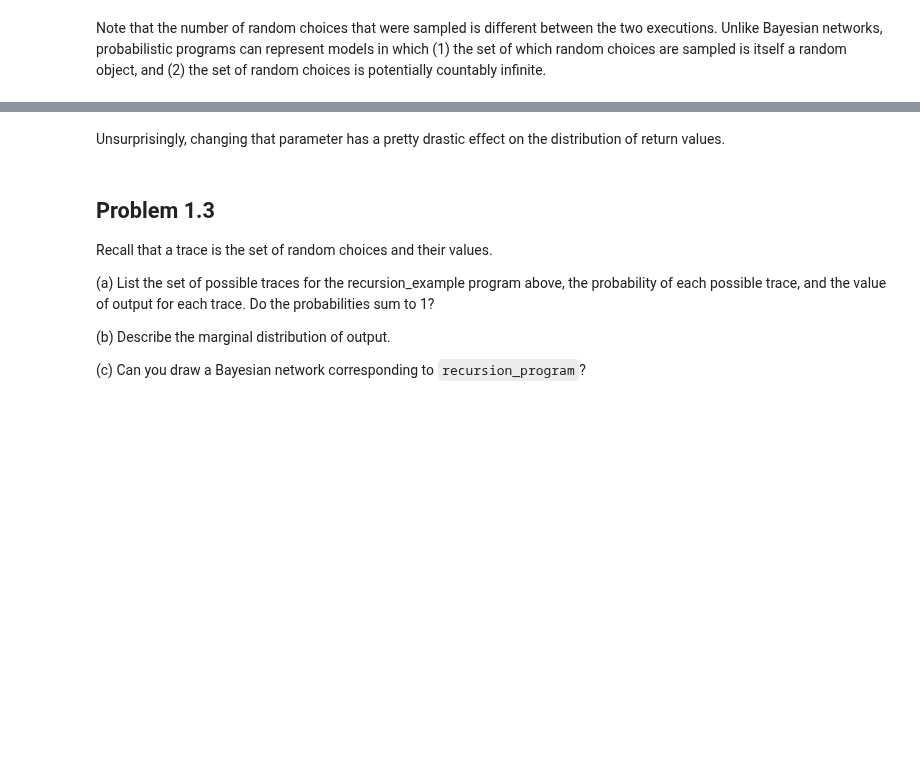
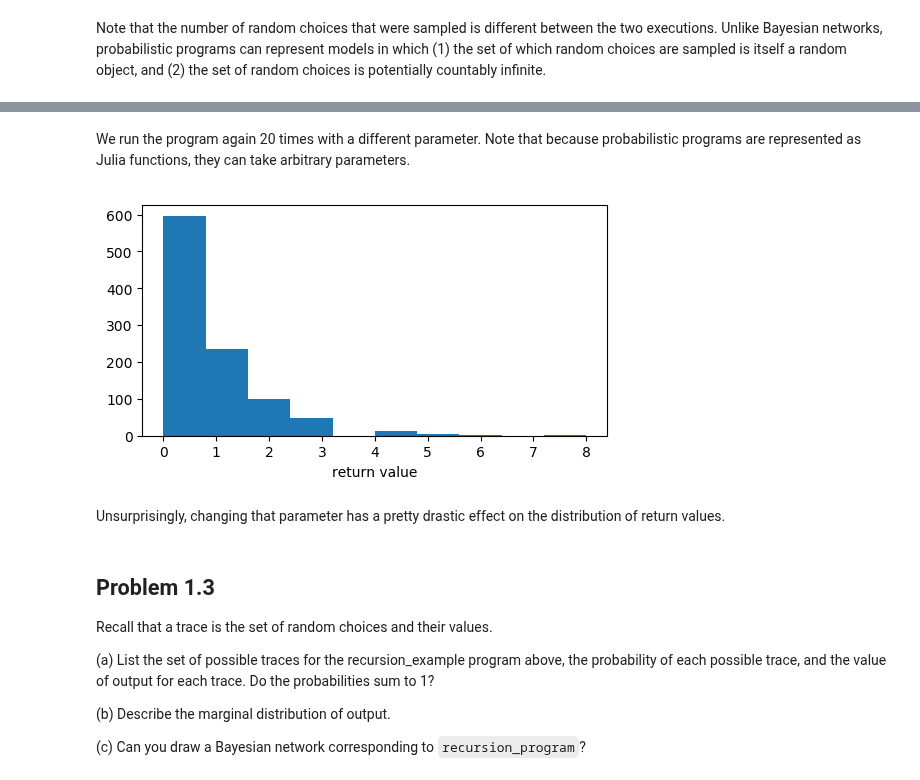
Before and after one commit to probcomp/GenExperimental.jl, a Jupyter notebook: examples/tutorial_solutions.ipynb, the cells around one changed output, grey strips where cells are left out. Saved outputs shown, nothing was run; the diff lists cells and outputs as text; code cells hidden in the pictures; blank space fills up the shorter version.

```diff
--- a/examples/tutorial_solutions.ipynb
+++ b/examples/tutorial_solutions.ipynb
@@ -208,18 +207,0 @@ Probabilistic programs are regular Julia functions, and can can be parameterized
-# %%
-function foo(T::Trace, n::Int, prob_heads::Float64)
-    if (flip(prob_heads) ~ "flip_$n")
-        foo(T, n + 1, prob_heads)
-    else
-        n
-    end
-end
-
-function recursion_program(T::Trace, prob_heads::Float64)
-    return foo(T,0, prob_heads)
-end
-
-return_values = []
-for i=1:20
-    push!(return_values, recursion_program(Trace(), 0.5))
-end
-println("return values: $return_values")
@@ -230,3 +208,15 @@ WARNING: Method definition recursion_program(Gen.Trace, Float64) in module Main
+# %% [markdown]
+We run the program again 20 times with a different parameter. Note that because probabilistic programs are represented as Julia functions, they can take arbitrary parameters.
+# %%
+return_values = []
+for i=1:1000
+    push!(return_values, recursion_program(Trace(), 0.4))
+end
+plt[:figure](figsize=(6, 3))
+plt[:hist](return_values)
+plt[:xlabel]("return value");
+# %% [output]
+[figure, added]
 # %% [markdown]
 Unsurprisingly, changing that parameter has a pretty drastic effect on the distribution of return values.
 # %% [markdown]
```
Also changed, not shown: parts of 55 cells of this notebook, 2 other files.
